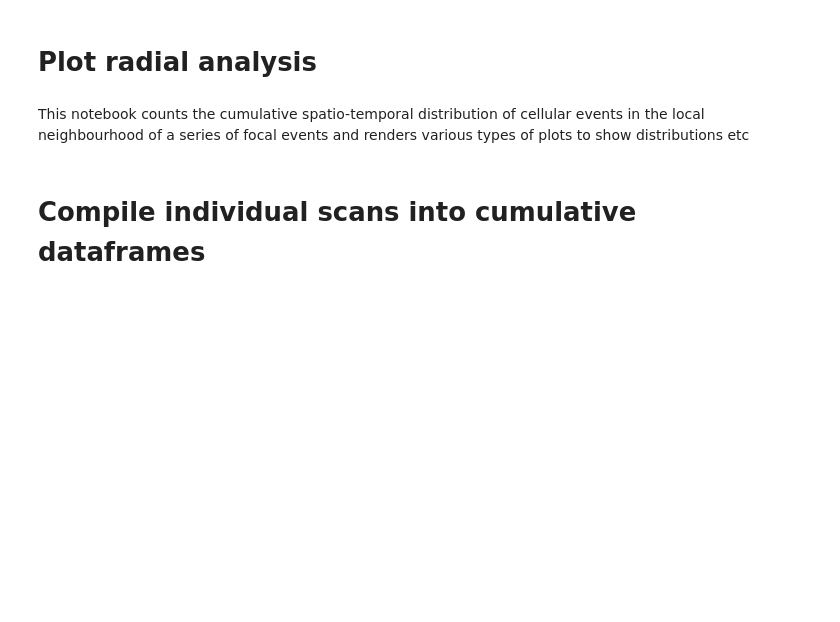
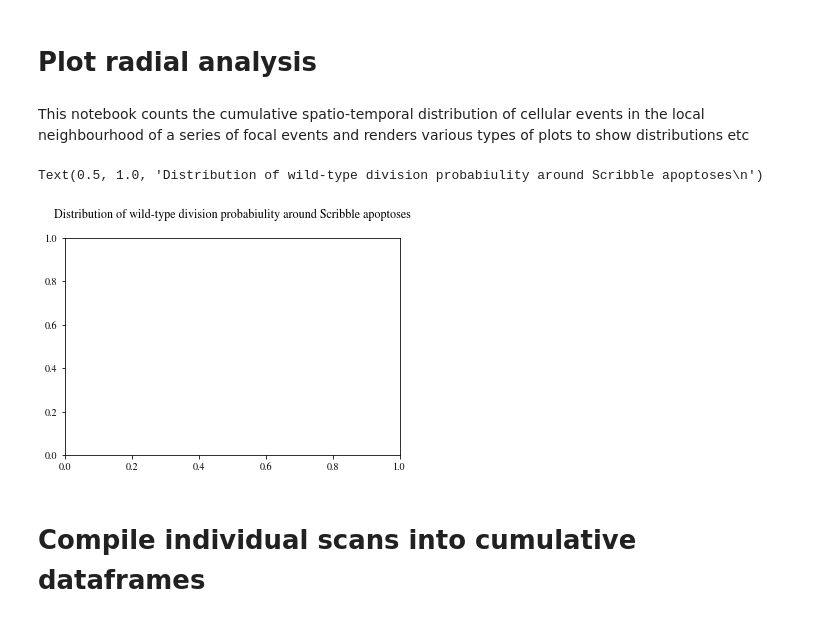
Before and after one commit to nthndy/cell-comp-analysis, a Jupyter notebook: radial_analysis/radial_analysis_lite_plotting.ipynb, the cells around one changed output. Saved outputs shown, nothing was run; the diff lists cells and outputs as text; code cells hidden in the pictures; blank space fills up the shorter version.

```diff
--- a/radial_analysis/radial_analysis_lite_plotting.ipynb
+++ b/radial_analysis/radial_analysis_lite_plotting.ipynb
@@ -18,6 +18,14 @@ from natsort import natsorted
 %matplotlib inline
 import warnings
 warnings.filterwarnings('ignore')
+# %%
+import matplotlib
+matplotlib.rcParams['mathtext.fontset'] = 'stix'
+matplotlib.rcParams['font.family'] = 'STIXGeneral'
+matplotlib.pyplot.title('Distribution of wild-type division probabiulity around Scribble apoptoses\n')
+# %% [output]
+Text(0.5, 1.0, 'Distribution of wild-type division probabiulity around Scribble apoptoses\n')
+[figure, added]
 # %%
 def render(N_events_df, N_cells_df, bins, t_range, R_max):
     """
```
Also changed, not shown: parts of 68 cells of this notebook, 9 other files.
